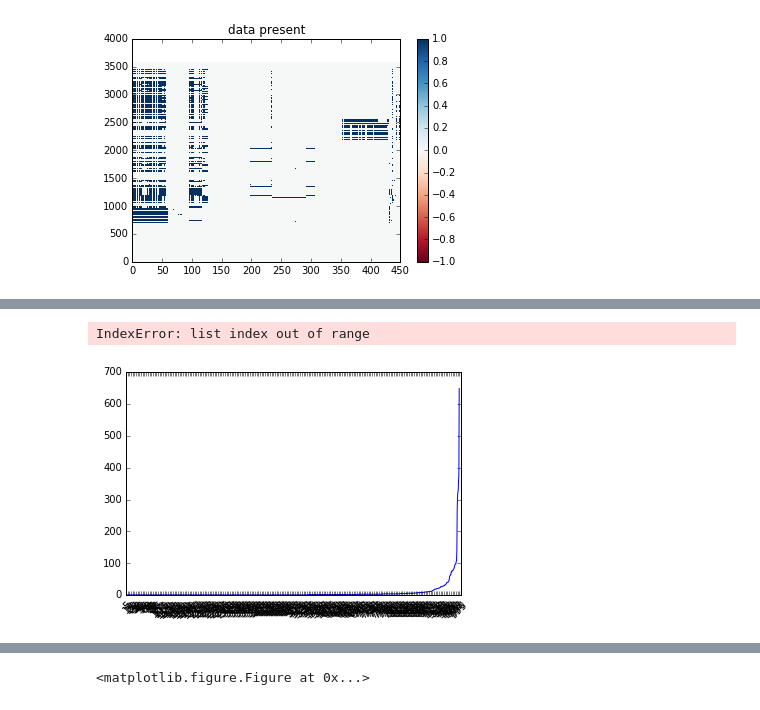
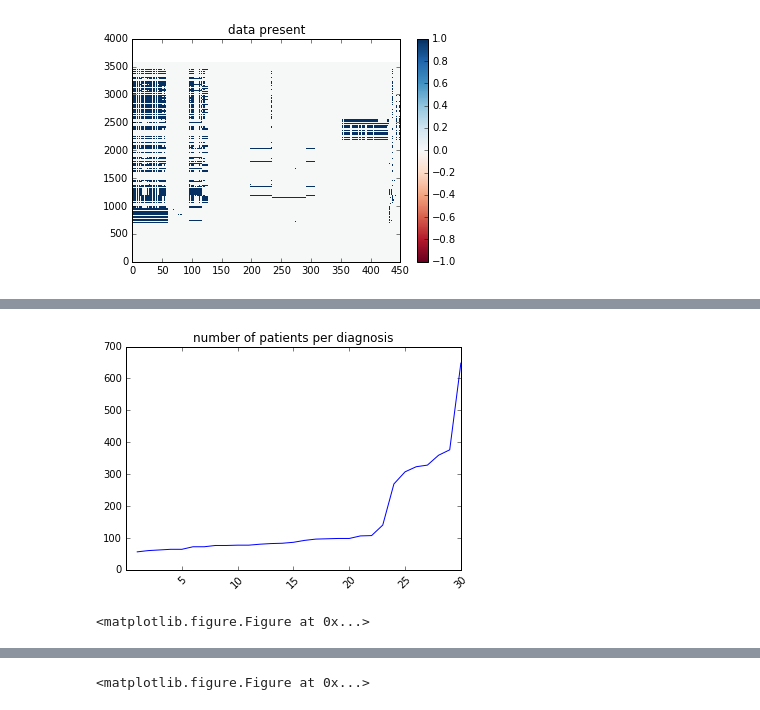
Before and after one commit to mattmacellaio/Insight-code, a Jupyter notebook: load_odata.ipynb, the cells around one changed output, grey strips where cells are left out. Cells and saved outputs as stored; diff of their text form; code cells hidden in the pictures.

```diff
--- a/load_odata.ipynb
+++ b/load_odata.ipynb
@@ -123,32 +111,31 @@ plt.plot(usePtsover100)
 #looking at diagnosis codes
 
 commonCodes=[]
-commonCodeinds=np.where(sum(diagCodes)>0)[0]
+commonCodeinds=np.where(sum(diagCodes)>50)[0]
 commonCodeinds_sorted=sorted(range(len(commonCodeinds)), key=sum(diagCodes)[commonCodeinds].__getitem__)
 for i in commonCodeinds_sorted:
     commonCodes.append(colVals[commonCodeinds[i]])
 
 #select data with more than 100 patients diagnosed
-usePtsover100=list(set(np.where(diagCodes.T>0)[1]))
+usePtsover100=list(set(np.where(diagCodes.T==1)[1]))
+
 # usePtsover100=list(set(np.where(diagCodes.T[commonCodeinds[commonCodeinds_sorted]]>0)[1]))
 useDiagDataover100=map(list,zip(*[diagCodes.T[commonCodeinds[j]] for j in commonCodeinds_sorted]))
 useDiagDataover100=[useDiagDataover100[i] for i in usePtsover100]
 
 useGenoCodesDataover100=[genoCodesData[i] for i in usePtsover100]
-plt.pcolor(useGenoCodesDataover100,cmap='RdBu',vmin=-1,vmax=10)
-plt.show()
+# plt.pcolor(useGenoCodesDataover100,cmap='RdBu',vmin=-1,vmax=10)
+# plt.show()
 
-len(useDiagDataover100)
 iInd=0
-useGenoCodesover100=[genoCodesData[i] for i in usePtsover100]
 
-for i in useGenoCodesover100:
-    jInd=0
-    for j in i:
-        if j!=0:
-            useGenoCodesover100[iInd][jInd]=1
-        jInd=jInd+1
-    iInd=iInd+1
+# for i in useGenoCodesover100:
+#     jInd=0
+#     for j in i:
+#         if j!=0:
+#             useGenoCodesover100[iInd][jInd]=1
+#         jInd=jInd+1
+#     iInd=iInd+1
 
 #threshold which tests were run on set of patients with most common diagnoses
 #making minimum connected set
@@ -157,7 +144,7 @@ numTestsperPt=[]
 #patients with any tests run
 for pt in useGenoCodesover100:
     numTestsperPt.append(sum(pt))
-usePts=np.where(numTestsperPt)[0]
+usePts=list(set(np.where(numTestsperPt)[0]))
 useGenoSet=[i[useTestsover100] for i in [useGenoCodesDataover100[j] for j in usePts]]
 useDiagDataover100=[useDiagDataover100[i] for i in usePts]
 # %% [output]
@@ -170,5 +152,4 @@ plt.show()
 # %%
-len(useDiagDataover100)
 iInd=0
 useGenoCodesover100=[genoCodesData[i] for i in usePtsover100]
 
@@ -185,36 +166,37 @@ chromAbnormalityCode=colVals.index('Z13.79')
 healthCodes=[colVals.index('E11.9'),colVals.index('I10')]
 STDCodes=[colVals.index('B37.3'),colVals.index('N76.0'),colVals.index('A59.00'),colVals.index('Z11.3')]
 unkCodes=[colVals.index('')]
 
 drugICDs=[colVals[i] for i in drugCodes]
 chromICDs=colVals[chromAbnormalityCode]
 STDICDs=[colVals[i] for i in STDCodes]
 healthICDs=[colVals[i] for i in healthCodes]
 unkICDs=[colVals[i] for i in unkCodes]
 #in reverse order with >50 diagnoses, so last is most common
 commonDiags=['Radiculopathy','Vitamin D deficiency','Hypercholesterolemia','Anxiety disorder','Fatigue','Low back pain',
-             'Hyperlipidemia','Depressive disorder episode','Cocaine abuse','Long term opioid use',
-             'Opioid abuse with intoxication','Alcohol abuse','Hyperlipidemia','Hypothyroidism','Opioid abuse',
+             'Mixed hyperlipidemia','Depressive disorder episode','Cocaine abuse','Long term opioid use',
+             'Opioid abuse with intoxication','Alcohol abuse','Hyperlipidemia NOS','Hypothyroidism','Opioid abuse',
              'Esophageal reflux','Stimulant dependence','Diabetes','Anxiety','Chromosomal anomaly','Trichomoniasis',
              'Sedative dependence','Opioid dependence','','Candidiasis','STD screening','Hypertension',
              'Vaginitis','Long-term drug therapy','Adverse effect of drugs or medication']
 groupNames=['pain/opioid','std','psychiatric','alcohol','stimulant/cocaine','weight-related','back pain','other']
 
 diagGroups=[6,7,5,2,7,6,5,2,4,0,0,3,5,5,0,7,4,5,2,7,1,0,0,7,1,1,5,1,0,0]
-diagDict={'Diagnosis':commonDiags,'Code':commonCodes,'Group': diagGroups,'GroupNames': groupNames}
+codeColumn=[colVals.index(i) for i in commonCodes]
+diagDict={'Diagnosis':commonDiags,'Code':commonCodes,'Group': diagGroups,'GroupNames': groupNames,'CodeColumn':codeColumn}
 len(diagDict['Group'])
 
 fig, ax = plt.subplots()
 plt.plot(range(1,len(commonCodeinds)+1),sum(diagCodes[1:])[commonCodeinds[commonCodeinds_sorted]])
 plt.xticks(range(5,len(commonCodeinds)+1,5))
 for tick in ax.get_xticklabels():
     tick.set_rotation(45)
-ax.set_xticklabels([commonDiags[i-1] for i in range(5,len(commonCodeinds)+1,5)])
+# ax.set_xticklabels([commonDiags[i-1] for i in range(5,len(commonCodeinds)+1,5)])
 
 plt.title('number of patients per diagnosis')
 plt.show()
 plt.savefig("test.eps", format="eps")
 #categorize each patient by its group name
 # %% [output]
+[figure, new version]
-IndexError: list index out of range
+<matplotlib.figure.Figure at 0x...>
-[figure, old version]
```
Also changed, not shown: parts of 9 cells of this notebook, 2 other files.
